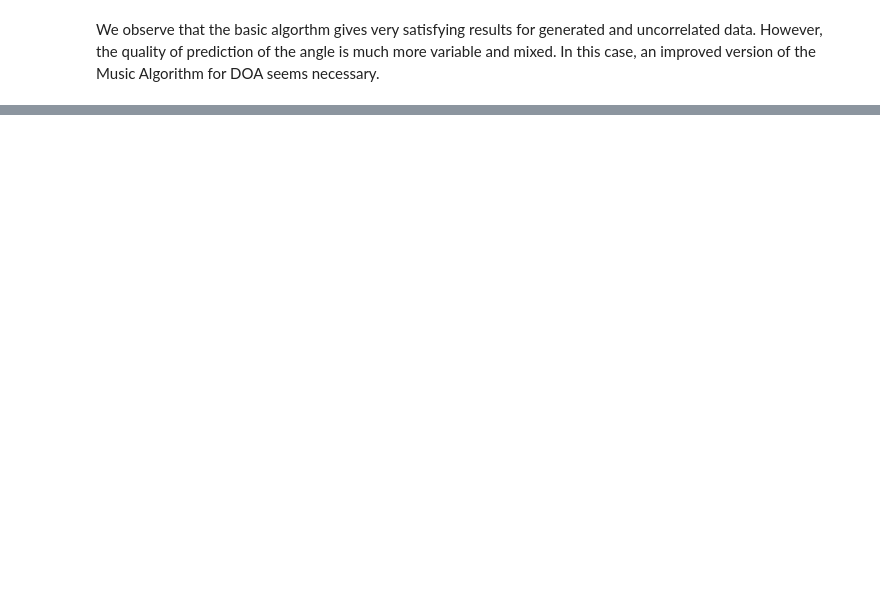
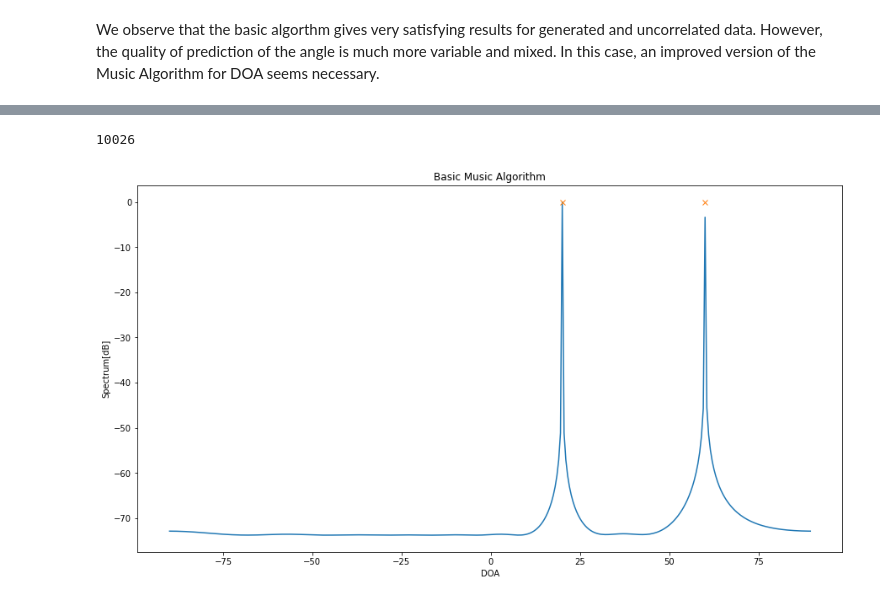
Before and after one commit to rayandaod/MUSIC_for_DOA, a Jupyter notebook: notebooks/assignment_1_generated_data.ipynb, the cells around one changed output, grey strips where cells are left out. Saved outputs shown, nothing was run; the diff lists cells and outputs as text; code cells hidden in the pictures; blank space fills up the shorter version.

```diff
--- a/notebooks/assignment_1_generated_data.ipynb
+++ b/notebooks/assignment_1_generated_data.ipynb
@@ -220,0 +314,11 @@ However, the quality of prediction of the angle is much more variable and mixed.
+# %%
+angles = np.array([20., 60.])
+freqs = np.array([1/2, 1/3])
+thetas = np.array(angles) / 180 * np.pi
+w = np.array(freqs)*2*np.pi
+N = 200
+M = 10
+D = np.size(thetas)
+wavelen = 150
+d = wavelen / 2
+var = 0.01
@@ -220,0 +331,17 @@ However, the quality of prediction of the angle is much more variable and mixed.
+# %%
+X = generate_data(M,N,d,wavelen,angles,freqs,var)
+# %%
+starttime = datetime.datetime.now()
+Pmusic, peak_search_range= basic_musicDOA(X,M,d,wavelen)
+basictime=datetime.datetime.now()-starttime
+plt.figure(figsize=(15,8))
+plt.plot(peak_search_range, Pmusic)
+plt.title("Basic Music Algorithm")
+plt.plot(angles,np.zeros(angles.size),"x")
+plt.xlabel("DOA")
+plt.ylabel("Spectrum[dB]")
+plt.show
+print(basictime.microseconds)
+# %% [output]
+10026
+[figure, added]
```
Also changed, not shown: parts of 38 cells of this notebook, 6 other files.
